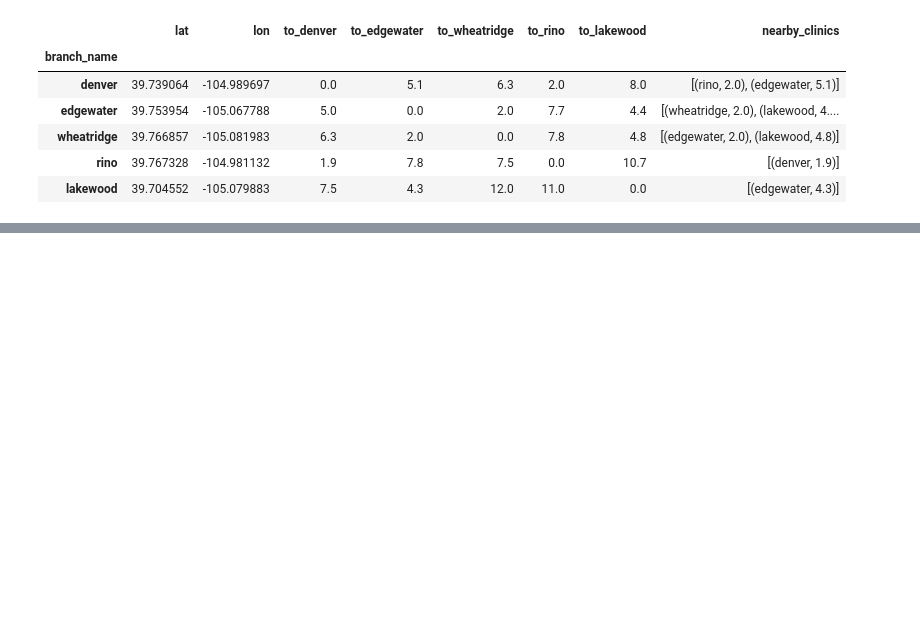
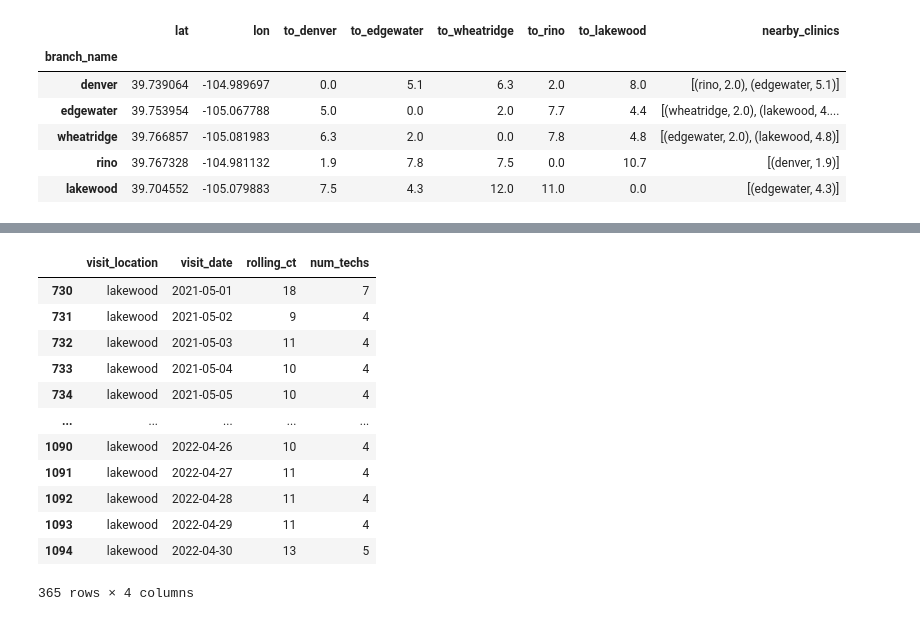
Before and after one commit to rc-9/TecNav, a Jupyter notebook: uc_data_fabricator.ipynb, the cells around one changed output, grey strips where cells are left out. Drawn from its saved outputs; the diff is of its cells as text; code cells hidden in the pictures; blank space fills up the shorter version.

```diff
--- a/uc_data_fabricator.ipynb
+++ b/uc_data_fabricator.ipynb
@@ -842,0 +842,18 @@ patients_df
+# %%
+daily_df = patients_df.groupby(['visit_location', 'visit_date', 'visit_day']).max().reset_index(drop=False)[['visit_location', 'visit_date', 'rolling_ct']]
+daily_df['num_techs'] = daily_df.rolling_ct.copy().apply(lambda x: int(x/3)+1)
+daily_df[daily_df.visit_location == 'lakewood']
+# %% [output]
+|  | visit_location | visit_date | rolling_ct | num_techs |
+| 730 | lakewood | 2021-05-01 | 18 | 7 |
+| 731 | lakewood | 2021-05-02 | 9 | 4 |
+| 732 | lakewood | 2021-05-03 | 11 | 4 |
+| 733 | lakewood | 2021-05-04 | 10 | 4 |
+| 734 | lakewood | 2021-05-05 | 10 | 4 |
+| ... | ... | ... | ... | ... |
+| 1090 | lakewood | 2022-04-26 | 10 | 4 |
+| 1091 | lakewood | 2022-04-27 | 11 | 4 |
+| 1092 | lakewood | 2022-04-28 | 11 | 4 |
+| 1093 | lakewood | 2022-04-29 | 11 | 4 |
+| 1094 | lakewood | 2022-04-30 | 13 | 5 |
+365 rows × 4 columns
```
Also changed, not shown: parts of 5 cells of this notebook, 3 other files.
